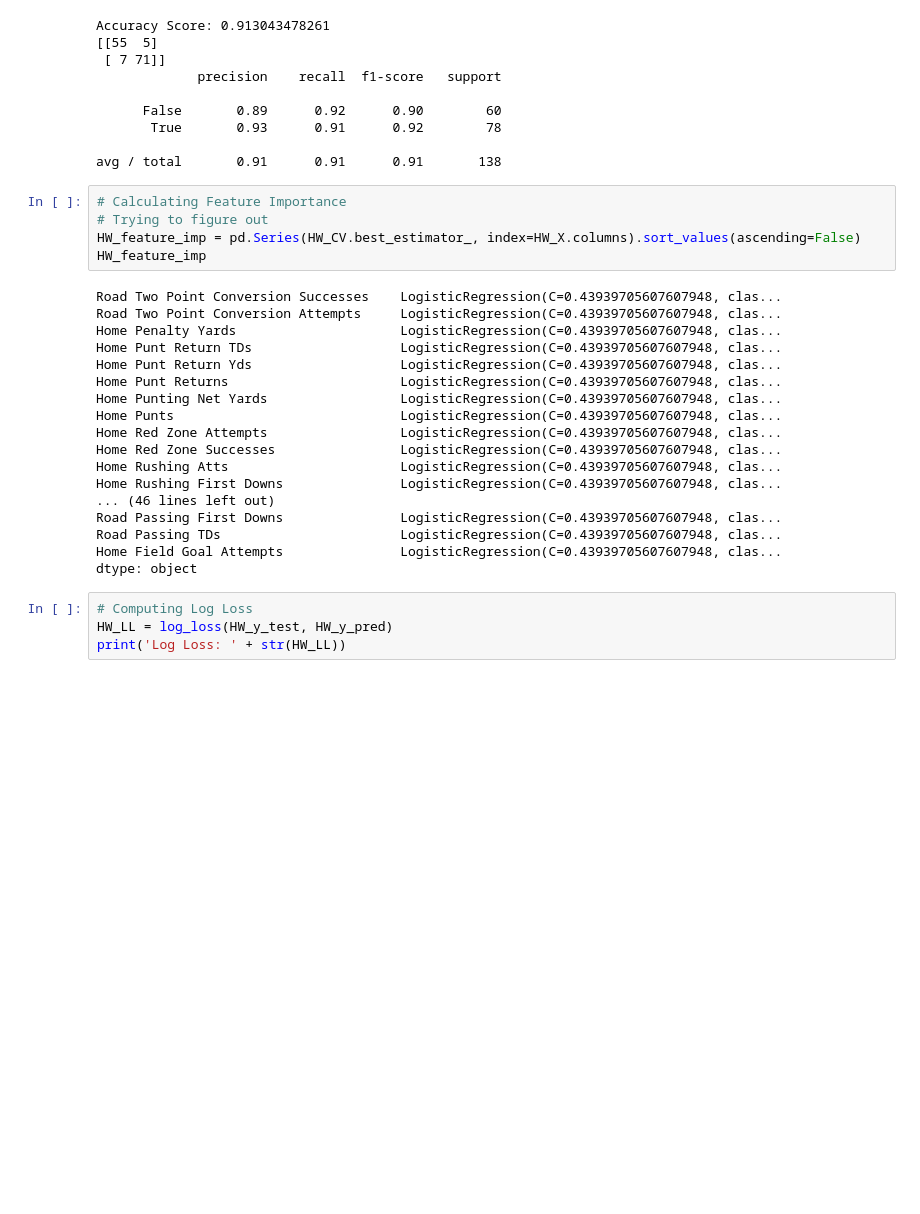
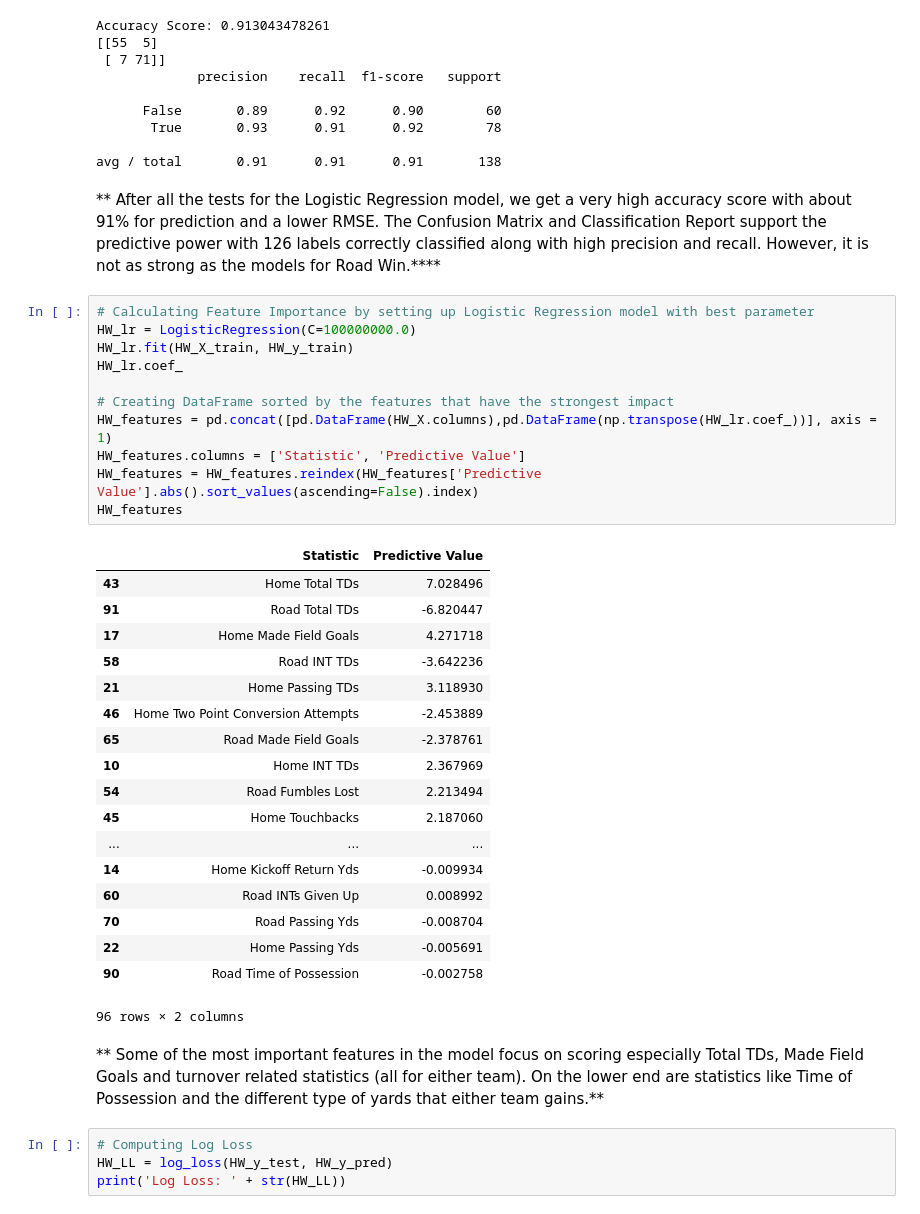
Before and after one commit to SportsReiter12/Data-Science, a Jupyter notebook: NFL Capstone Project/Machine Learning/NFL Capstone Machine Learning.ipynb, the cells around one changed output. Drawn from its saved outputs; the diff is of its cells as text; blank space fills up the shorter version.

```diff
--- a/NFL Capstone Project/Machine Learning/NFL Capstone Machine Learning.ipynb
+++ b/NFL Capstone Project/Machine Learning/NFL Capstone Machine Learning.ipynb
@@ -237,29 +248,40 @@ Accuracy Score: 0.913043478261
        True       0.93      0.91      0.92        78
 
 avg / total       0.91      0.91      0.91       138
-# %%
-# Calculating Feature Importance
-# Trying to figure out
-HW_feature_imp = pd.Series(HW_CV.best_estimator_, index=HW_X.columns).sort_values(ascending=False)
-HW_feature_imp
-# %% [output]
-Road Two Point Conversion Successes    LogisticRegression(C=0.43939705607607948, clas...
-Road Two Point Conversion Attempts     LogisticRegression(C=0.43939705607607948, clas...
-Home Penalty Yards                     LogisticRegression(C=0.43939705607607948, clas...
-Home Punt Return TDs                   LogisticRegression(C=0.43939705607607948, clas...
-Home Punt Return Yds                   LogisticRegression(C=0.43939705607607948, clas...
-Home Punt Returns                      LogisticRegression(C=0.43939705607607948, clas...
-Home Punting Net Yards                 LogisticRegression(C=0.43939705607607948, clas...
-Home Punts                             LogisticRegression(C=0.43939705607607948, clas...
-Home Red Zone Attempts                 LogisticRegression(C=0.43939705607607948, clas...
-Home Red Zone Successes                LogisticRegression(C=0.43939705607607948, clas...
-Home Rushing Atts                      LogisticRegression(C=0.43939705607607948, clas...
-Home Rushing First Downs               LogisticRegression(C=0.43939705607607948, clas...
-... (46 lines left out)
-Road Passing First Downs               LogisticRegression(C=0.43939705607607948, clas...
-Road Passing TDs                       LogisticRegression(C=0.43939705607607948, clas...
-Home Field Goal Attempts               LogisticRegression(C=0.43939705607607948, clas...
-dtype: object
+# %% [markdown]
+** After all the tests for the Logistic Regression model, we get a very high accuracy score with about 91% for prediction and a lower RMSE. The Confusion Matrix and Classification Report support the predictive power with 126 labels correctly classified along with high precision and recall. However, it is not as strong as the models for Road Win.****
+# %%
+# Calculating Feature Importance by setting up Logistic Regression model with best parameter
+HW_lr = LogisticRegression(C=100000000.0)
+HW_lr.fit(HW_X_train, HW_y_train)
+HW_lr.coef_
+
+# Creating DataFrame sorted by the features that have the strongest impact
+HW_features = pd.concat([pd.DataFrame(HW_X.columns),pd.DataFrame(np.transpose(HW_lr.coef_))], axis = 1)
+HW_features.columns = ['Statistic', 'Predictive Value']
+HW_features = HW_features.reindex(HW_features['Predictive Value'].abs().sort_values(ascending=False).index)
+HW_features
+# %% [output]
+|  | Statistic | Predictive Value |
+| 43 | Home Total TDs | 7.028496 |
+| 91 | Road Total TDs | -6.820447 |
+| 17 | Home Made Field Goals | 4.271718 |
+| 58 | Road INT TDs | -3.642236 |
+| 21 | Home Passing TDs | 3.118930 |
+| 46 | Home Two Point Conversion Attempts | -2.453889 |
+| 65 | Road Made Field Goals | -2.378761 |
+| 10 | Home INT TDs | 2.367969 |
+| 54 | Road Fumbles Lost | 2.213494 |
+| 45 | Home Touchbacks | 2.187060 |
+| ... | ... | ... |
+| 14 | Home Kickoff Return Yds | -0.009934 |
+| 60 | Road INTs Given Up | 0.008992 |
+| 70 | Road Passing Yds | -0.008704 |
+| 22 | Home Passing Yds | -0.005691 |
+| 90 | Road Time of Possession | -0.002758 |
+96 rows × 2 columns
+# %% [markdown]
+** Some of the most important features in the model focus on scoring especially Total TDs, Made Field Goals and turnover related statistics (all for either team). On the lower end are statistics like Time of Possession and the different type of yards that either team gains.**
 # %%
 # Computing Log Loss
 HW_LL = log_loss(HW_y_test, HW_y_pred)
```
Also changed, not shown: parts of 16 cells of this notebook.
